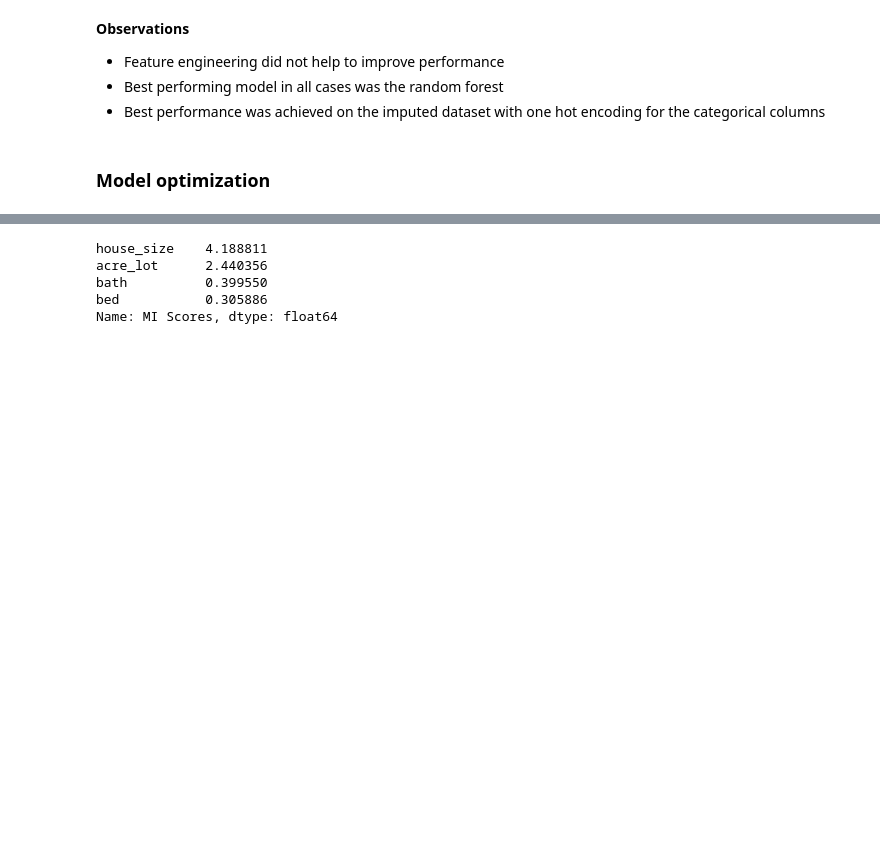
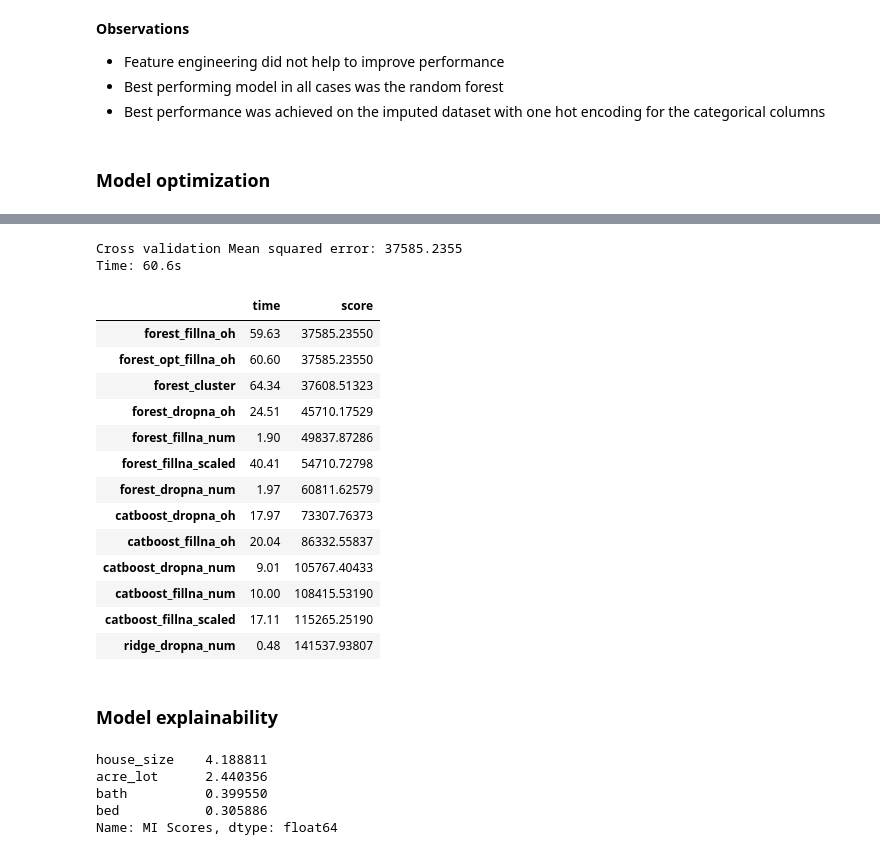
Before and after one commit to antonisgiann/ml_with_scikit-learn, a Jupyter notebook: Regression/usa-real-estate-dataset/notebook.ipynb, the cells around one changed output, grey strips where cells are left out. Saved outputs shown, nothing was run; the diff lists cells and outputs as text; code cells hidden in the pictures; blank space fills up the shorter version.

```diff
--- a/Regression/usa-real-estate-dataset/notebook.ipynb
+++ b/Regression/usa-real-estate-dataset/notebook.ipynb
@@ -426,3 +471,36 @@ pd.DataFrame(metrics).T.sort_values(by="score", ascending=True)
+# %%
+forest_opt = RandomForestRegressor(
+    n_estimators=forest_gp.x[0],
+    max_depth=forest_gp.x[1],
+    min_samples_split=forest_gp.x[2],
+    min_samples_leaf=forest_gp.x[3],
+    n_jobs=-1, random_state=47
+    )
+
+calc_time, score = cv_calc(forest, X_imp_oh, y_imp)
+metrics["forest_opt_fillna_oh"] = {"time": calc_time, "score": score}
+# %% [output]
+Cross validation Mean squared error: 37585.2355
+Time: 60.6s
+# %%
+pd.DataFrame(metrics).T.sort_values(by="score", ascending=True)
+# %% [output]
+|  | time | score |
+| forest_fillna_oh | 59.63 | 37585.23550 |
+| forest_opt_fillna_oh | 60.60 | 37585.23550 |
+| forest_cluster | 64.34 | 37608.51323 |
+| forest_dropna_oh | 24.51 | 45710.17529 |
+| forest_fillna_num | 1.90 | 49837.87286 |
+| forest_fillna_scaled | 40.41 | 54710.72798 |
+| forest_dropna_num | 1.97 | 60811.62579 |
+| catboost_dropna_oh | 17.97 | 73307.76373 |
+| catboost_fillna_oh | 20.04 | 86332.55837 |
+| catboost_dropna_num | 9.01 | 105767.40433 |
+| catboost_fillna_num | 10.00 | 108415.53190 |
+| catboost_fillna_scaled | 17.11 | 115265.25190 |
+| ridge_dropna_num | 0.48 | 141537.93807 |
+# %% [markdown]
+<h3>Model explainability</h3>
 # %%
 from sklearn.feature_selection import mutual_info_regression
 
```
Also changed, not shown: parts of 21 cells of this notebook.
